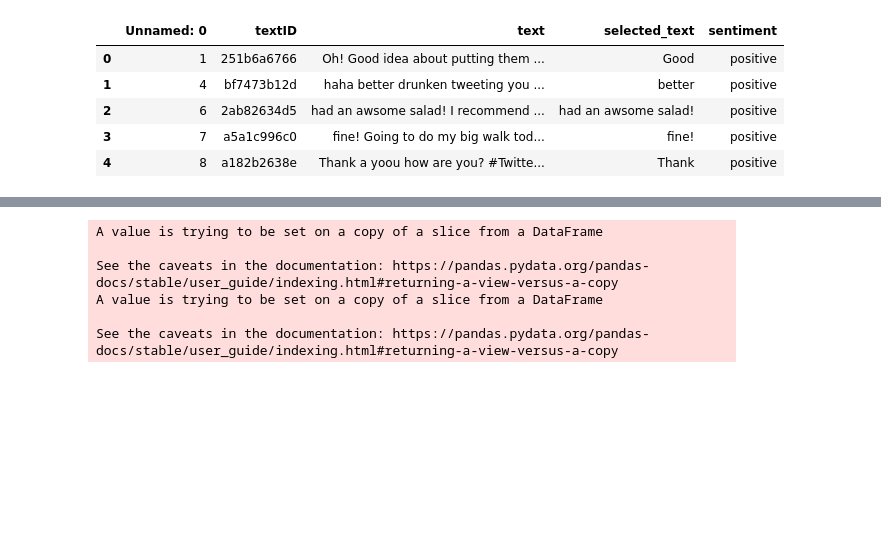
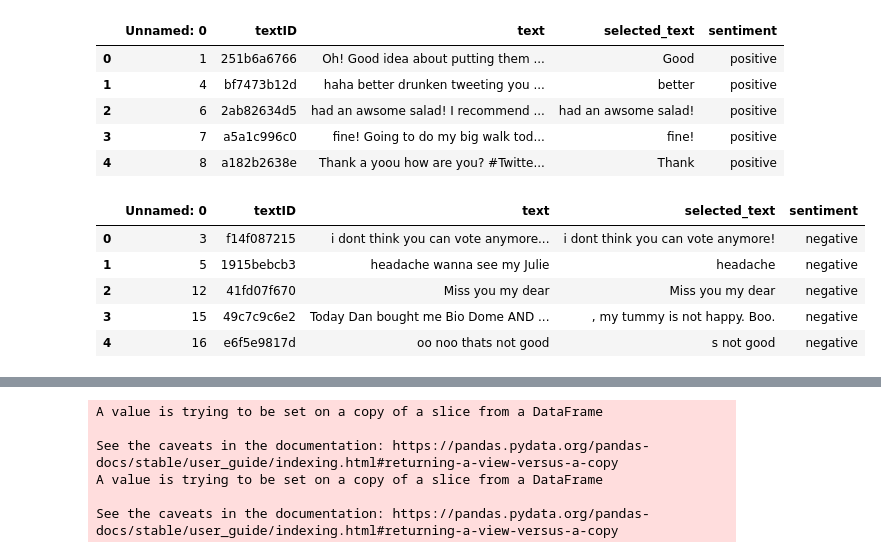
Before and after one commit to Chenghan-Sun/Senti-Extraction, a Jupyter notebook: notebook/EDA.ipynb, the cells around one changed output, grey strips where cells are left out. Drawn from its saved outputs; the diff is of its cells as text; code cells hidden in the pictures; blank space fills up the shorter version.

```diff
--- a/notebook/EDA.ipynb
+++ b/notebook/EDA.ipynb
@@ -113,3 +114,14 @@ Positive.head()
 | 2 | 6 | 2ab82634d5 | had an awsome salad! I recommend ... | had an awsome salad! | positive |
 | 3 | 7 | a5a1c996c0 | fine! Going to do my big walk tod... | fine! | positive |
 | 4 | 8 | a182b2638e | Thank a yoou how are you? #Twitte... | Thank | positive |
+# %%
+Negative=pd.read_csv("../data/Negative.csv")
+Negative=pd.DataFrame(Negative)
+Negative.head()
+# %% [output]
+|  | Unnamed: 0 | textID | text | selected_text | sentiment |
+| 0 | 3 | f14f087215 | i dont think you can vote anymore... | i dont think you can vote anymore! | negative |
+| 1 | 5 | 1915bebcb3 | headache wanna see my Julie | headache | negative |
+| 2 | 12 | 41fd07f670 | Miss you my dear | Miss you my dear | negative |
+| 3 | 15 | 49c7c9c6e2 | Today Dan bought me Bio Dome AND ... | , my tummy is not happy. Boo. | negative |
+| 4 | 16 | e6f5e9817d | oo noo thats not good | s not good | negative |
```
Also changed, not shown: parts of 26 cells of this notebook.
